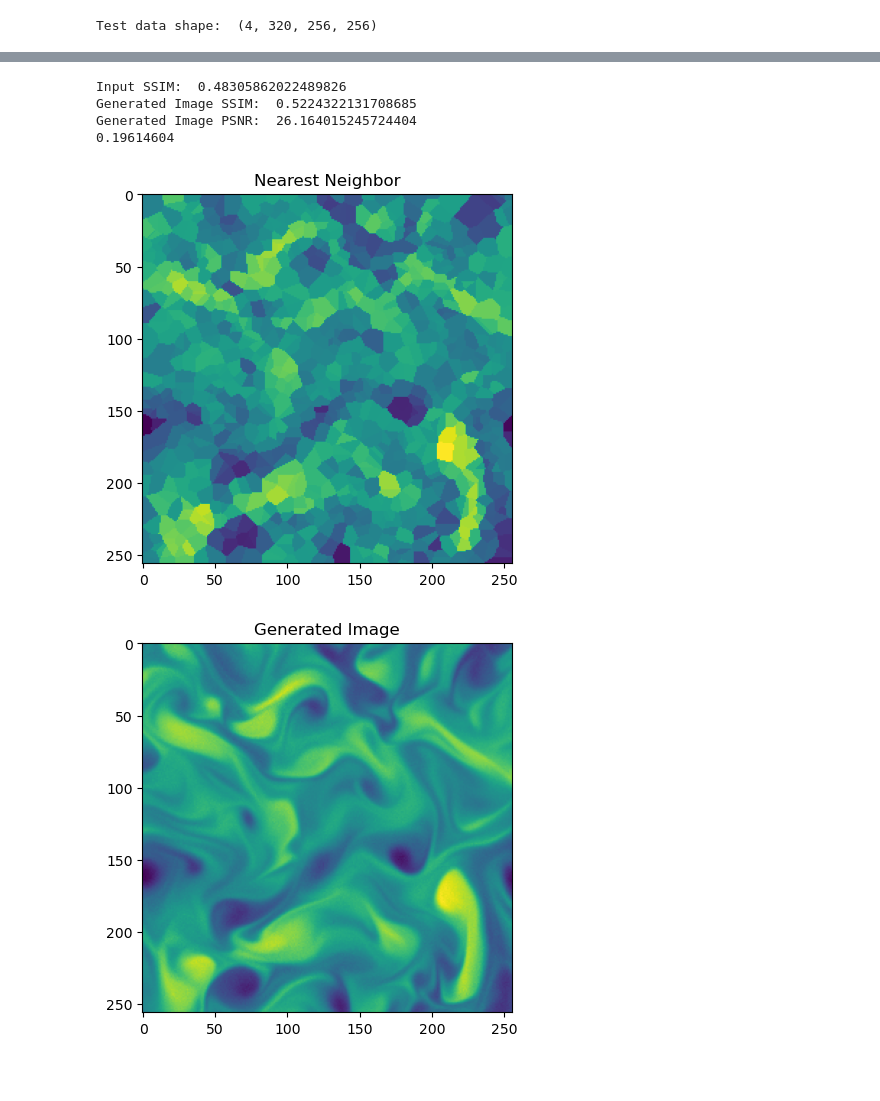
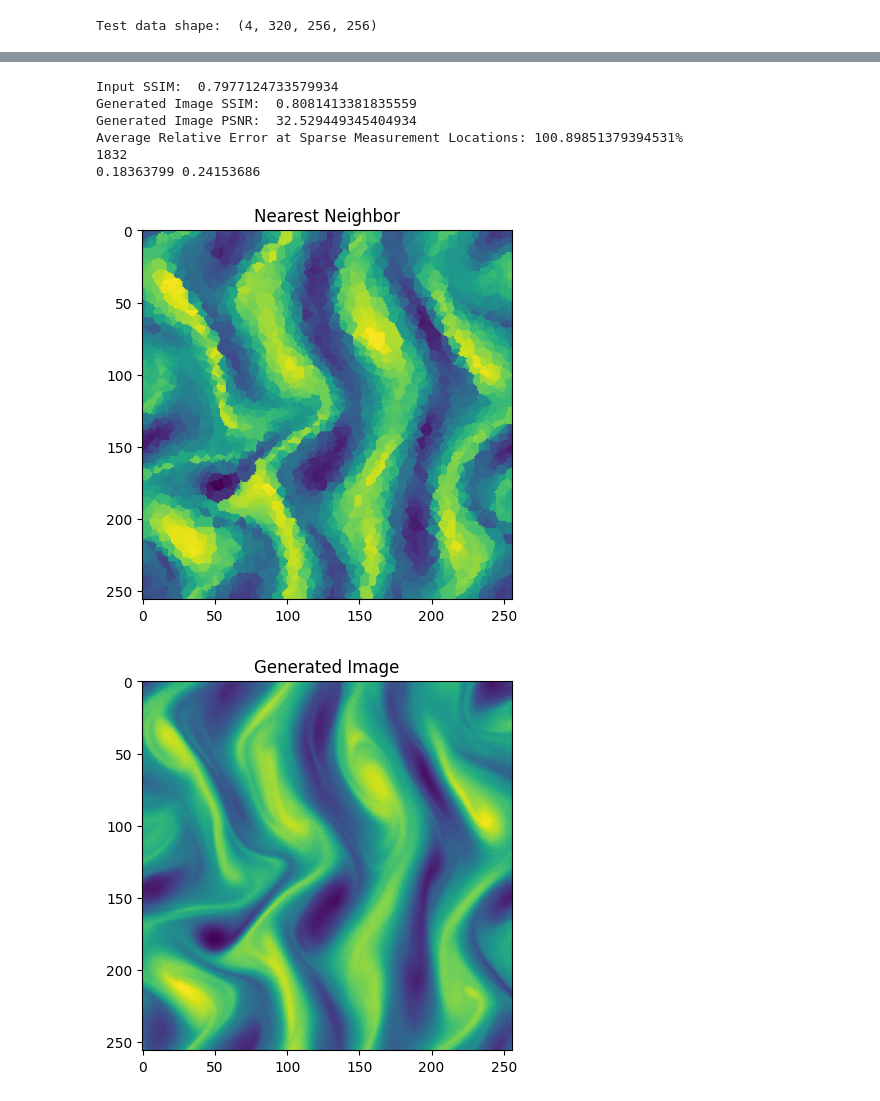
Before and after one commit to baristuran/baris-personal, a Jupyter notebook: data_assimilation.ipynb, the cells around one changed output, grey strips where cells are left out. Cells and saved outputs as stored; diff of their text form; code cells hidden in the pictures; blank space fills up the shorter version.

```diff
--- a/data_assimilation.ipynb
+++ b/data_assimilation.ipynb
@@ -109,10 +109,10 @@ def denoise(guidance, model, K, beta_min = 1e-4, beta_max = 0.02, steps=[1000],
     return x_t
 # %%
 #Randomly choose a fixed percentage of points from the test snapshot
-percentage = 1.5625
+percentage = 5
 factor = percentage/100
 N = int(256**2 * factor)
-test_snapshot = test_data[3, 90, :, :]
+test_snapshot = test_data[3, 10, :, :]
 nx = np.random.randint(0, 256, (N,))
 ny = np.random.randint(0, 256, (N,))
 sparse_measurement =  test_snapshot[nx, ny]
@@ -138,5 +138,5 @@ ax2.imshow(interpolated_sparse_measurement)
 #Generate high fidelity data from sparse mesurements
 sparse_measurement = torch.tensor(interpolated_sparse_measurement, dtype=torch.float32).unsqueeze(0).unsqueeze(0).to(device)
 K = 1
-steps = np.ones((K,), dtype=np.int16) * 50
-generated_image = denoise(sparse_measurement, model,steps=steps, K=K, beta_max=0.002, output_freq=10).squeeze().detach().cpu().numpy()
+steps = np.ones((K,), dtype=np.int16) * 100
+generated_image = denoise(sparse_measurement, model,steps=steps, K=K, beta_max=0.002, output_freq=10, show_intermediate_output=True).squeeze().detach().cpu().numpy()
@@ -143,37 +145,46 @@ generated_image = denoise(sparse_measurement, model,steps=steps, K=K, beta_max=0
 # %%
 #Plot generated field and ground truth
 figure3, ax3  = plt.subplots()
 figure4, ax4 = plt.subplots()
 figure5, ax5 = plt.subplots()
+figure6, ax6 = plt.subplots()
 
 ax3.imshow(sparse_measurement.squeeze().detach().cpu().numpy())
 ax3.set_title("Nearest Neighbor")
+figure3.savefig("Nearest Neighbor.png", dpi=400)
 
 ax4.imshow(generated_image)
 ax4.set_title("Generated Image")
+figure4.savefig("Generated Image.png", dpi=400)
 
 ax5.imshow(test_snapshot)
 ax5.set_title("Ground Truth")
-
+figure5.savefig("Ground_Truth.png", dpi=400)
 
 #Calculate quality metrics
 PSNR = peak_signal_noise_ratio(test_snapshot, generated_image, data_range=2.0)
 SSIM = structural_similarity(test_snapshot, generated_image, data_range=2.0)
 SSIM_Sparse = structural_similarity(test_snapshot, interpolated_sparse_measurement, data_range=2.0)
 print("Input SSIM: ", SSIM_Sparse)
 print("Generated Image SSIM: ", SSIM)
 print("Generated Image PSNR: ", PSNR)
 
 
 #Compare values at sparse measurement locations
-ground_truth_sparse_measurements = test_snapshot[nx, ny]
 generated_image_sparse_measurements = generated_image[nx, ny]
-sparse_measurement_error = np.mean((np.abs(generated_image_sparse_measurements - ground_truth_sparse_measurements)/ground_truth_sparse_measurements))
-print(sparse_measurement_error)
+ground_truth_sparse_measurements = sparse_measurement.squeeze().detach().cpu().numpy()[nx, ny]
+sparse_measurement_error = 100*np.abs((generated_image_sparse_measurements - ground_truth_sparse_measurements)/ground_truth_sparse_measurements)
+print(f"Average Relative Error at Sparse Measurement Locations: {np.mean(sparse_measurement_error)}%")
+ax6.hist(sparse_measurement_error, bins=1000)
+ax6.set_xlim([0,100])
+print(np.sum(sparse_measurement_error < 20))
+print(generated_image_sparse_measurements[24], ground_truth_sparse_measurements[24])
 # %% [output]
-Input SSIM:  0.48305862022489826
-Generated Image SSIM:  0.5224322131708685
-Generated Image PSNR:  26.164015245724404
-0.19614604
+Input SSIM:  0.7977124733579934
+Generated Image SSIM:  0.8081413381835559
+Generated Image PSNR:  32.529449345404934
+Average Relative Error at Sparse Measurement Locations: 100.89851379394531%
+1832
+0.18363799 0.24153686
-[figure, old version]
+[figure, new version]
-[figure, old version]
+[figure, new version]
```
Also changed, not shown: parts of 4 cells of this notebook, 4 other files.
